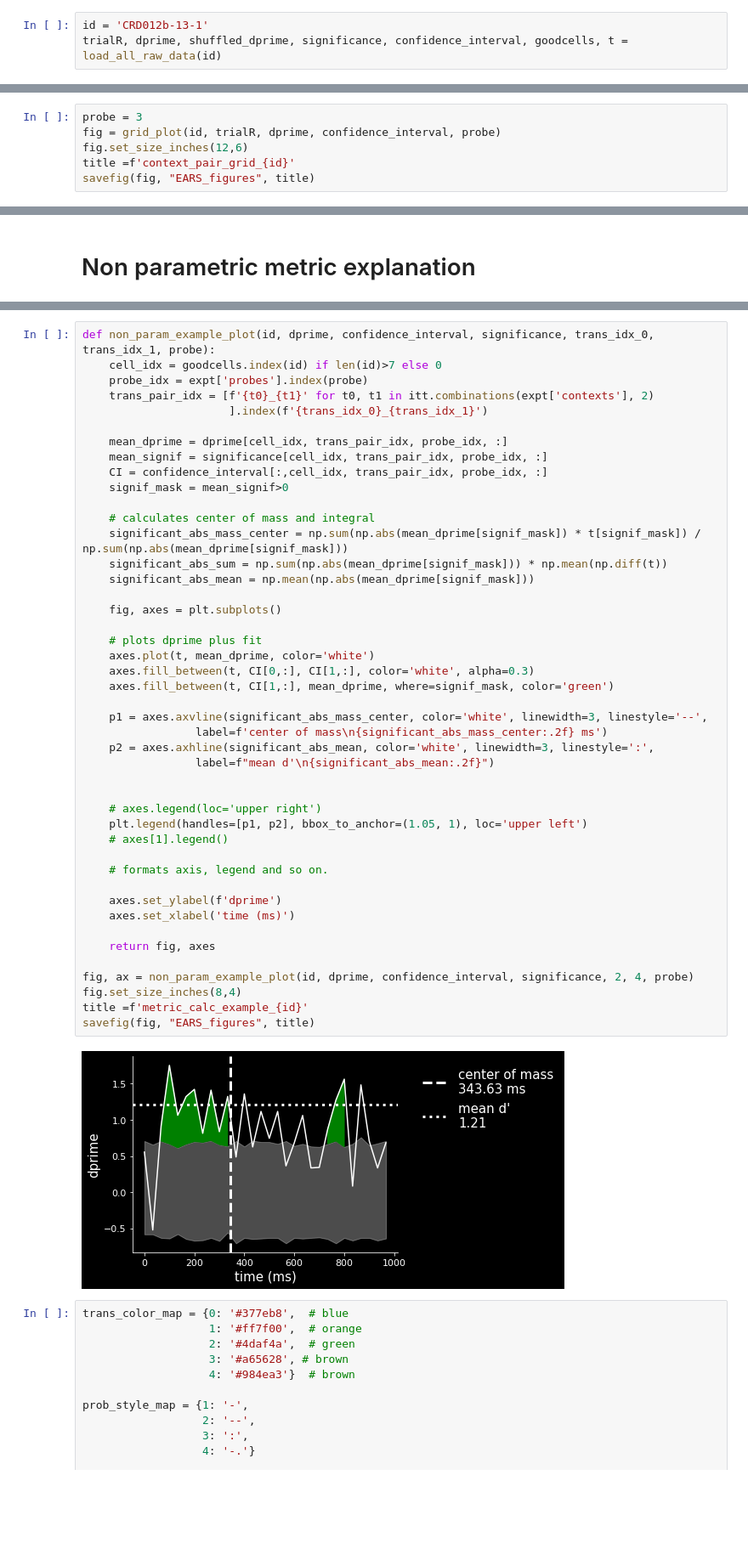
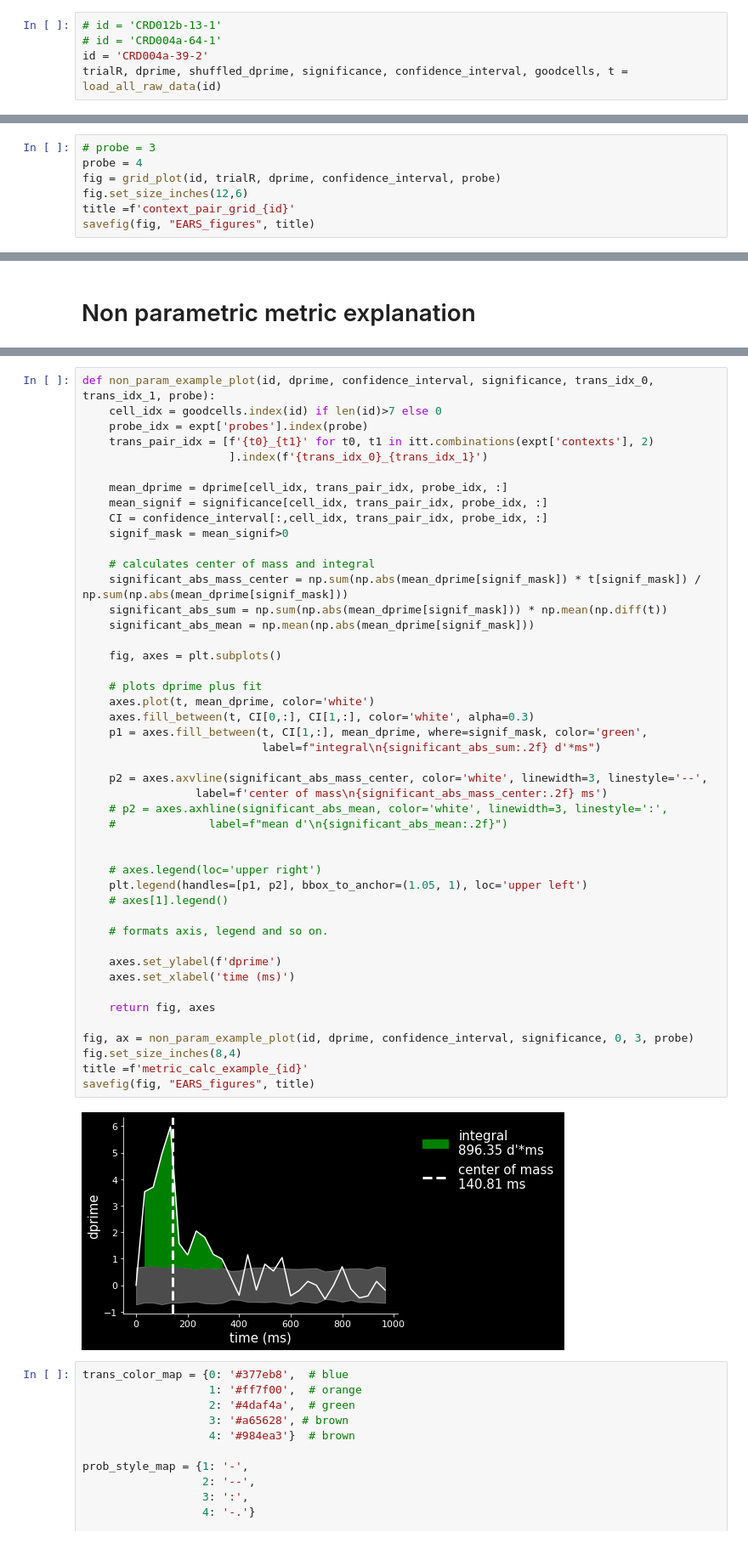
Before and after one commit to Mateo-Lopez-Espejo/context_probe_analysis, a Jupyter notebook: reports/210316_EARS_talk.ipynb, the cells around one changed output, grey strips where cells are left out. Shown at 85% size. Drawn from its saved outputs; the diff is of its cells as text; blank space fills up the shorter version.

```diff
--- a/reports/210316_EARS_talk.ipynb
+++ b/reports/210316_EARS_talk.ipynb
@@ -906,12 +661,15 @@ def grid_plot(id, trialR, dprime, confidence_interval, probe):
 
     return fig
 # %%
-id = 'CRD012b-13-1'
+# id = 'CRD012b-13-1'
+# id = 'CRD004a-64-1'
+id = 'CRD004a-39-2'
 trialR, dprime, shuffled_dprime, significance, confidence_interval, goodcells, t = load_all_raw_data(id)
 # %% [output]
 loading recording from box
 # %%
-probe = 3
+# probe = 3
+probe = 4
 fig = grid_plot(id, trialR, dprime, confidence_interval, probe)
 fig.set_size_inches(12,6)
 title =f'context_pair_grid_{id}'
@@ -980,39 +738,40 @@ def non_param_example_plot(id, dprime, confidence_interval, significance, trans_
 
     # calculates center of mass and integral
     significant_abs_mass_center = np.sum(np.abs(mean_dprime[signif_mask]) * t[signif_mask]) / np.sum(np.abs(mean_dprime[signif_mask]))
     significant_abs_sum = np.sum(np.abs(mean_dprime[signif_mask])) * np.mean(np.diff(t))
     significant_abs_mean = np.mean(np.abs(mean_dprime[signif_mask]))
 
     fig, axes = plt.subplots()
 
     # plots dprime plus fit
     axes.plot(t, mean_dprime, color='white')
     axes.fill_between(t, CI[0,:], CI[1,:], color='white', alpha=0.3)
-    axes.fill_between(t, CI[1,:], mean_dprime, where=signif_mask, color='green')
+    p1 = axes.fill_between(t, CI[1,:], mean_dprime, where=signif_mask, color='green',
+                           label=f"integral\n{significant_abs_sum:.2f} d'*ms")
 
-    p1 = axes.axvline(significant_abs_mass_center, color='white', linewidth=3, linestyle='--',
+    p2 = axes.axvline(significant_abs_mass_center, color='white', linewidth=3, linestyle='--',
                  label=f'center of mass\n{significant_abs_mass_center:.2f} ms')
-    p2 = axes.axhline(significant_abs_mean, color='white', linewidth=3, linestyle=':',
-                 label=f"mean d'\n{significant_abs_mean:.2f}")
+    # p2 = axes.axhline(significant_abs_mean, color='white', linewidth=3, linestyle=':',
+    #              label=f"mean d'\n{significant_abs_mean:.2f}")
 
 
     # axes.legend(loc='upper right')
     plt.legend(handles=[p1, p2], bbox_to_anchor=(1.05, 1), loc='upper left')
     # axes[1].legend()
 
     # formats axis, legend and so on.
 
     axes.set_ylabel(f'dprime')
     axes.set_xlabel('time (ms)')
 
     return fig, axes
 
-fig, ax = non_param_example_plot(id, dprime, confidence_interval, significance, 2, 4, probe)
+fig, ax = non_param_example_plot(id, dprime, confidence_interval, significance, 0, 3, probe)
 fig.set_size_inches(8,4)
 title =f'metric_calc_example_{id}'
 savefig(fig, "EARS_figures", title)
 # %% [output]
-[figure, old version]
+[figure, new version]
 # %%
 trans_color_map = {0: '#377eb8',  # blue
                    1: '#ff7f00',  # orange
```
Also changed, not shown: parts of 20 cells of this notebook.
